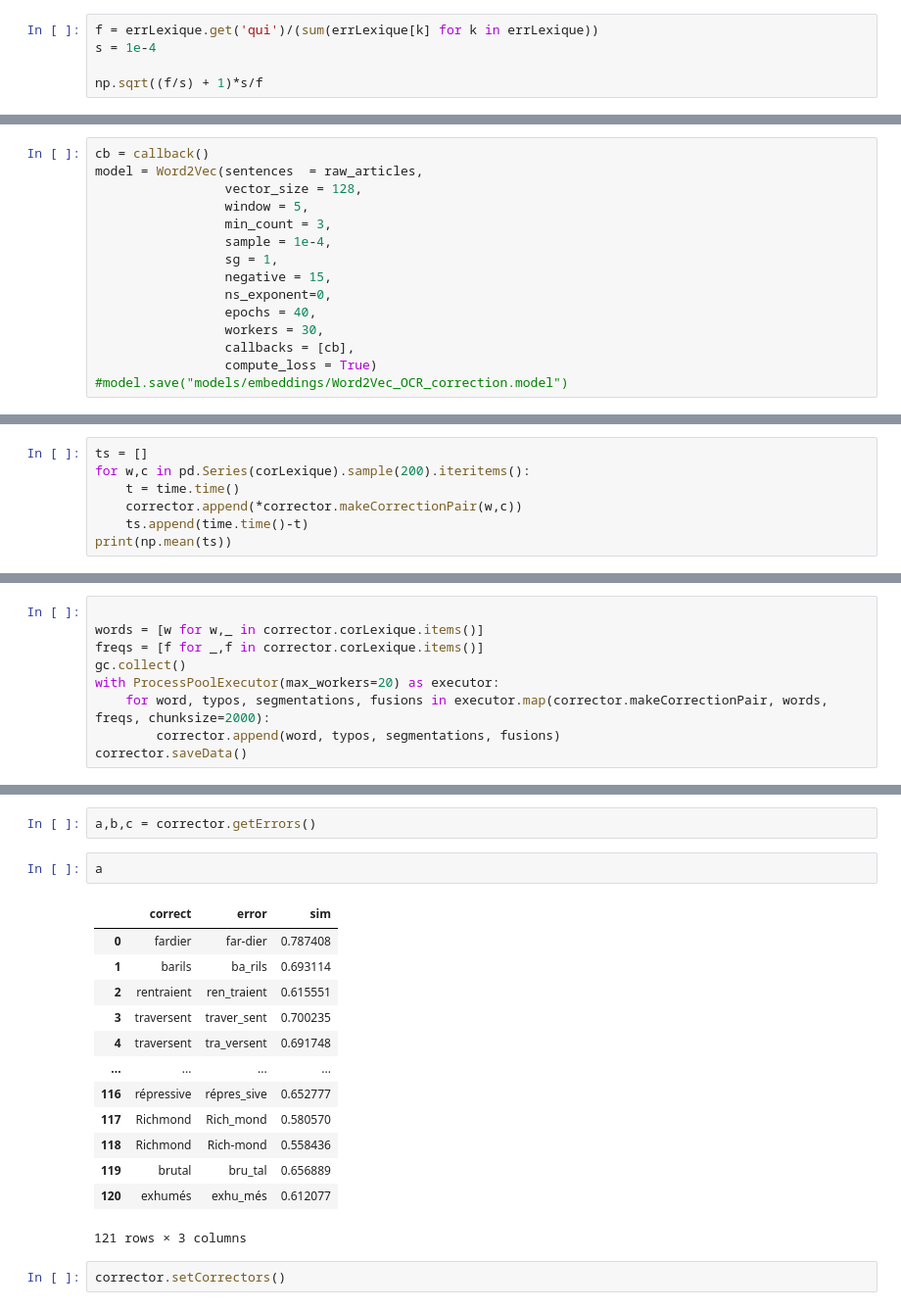
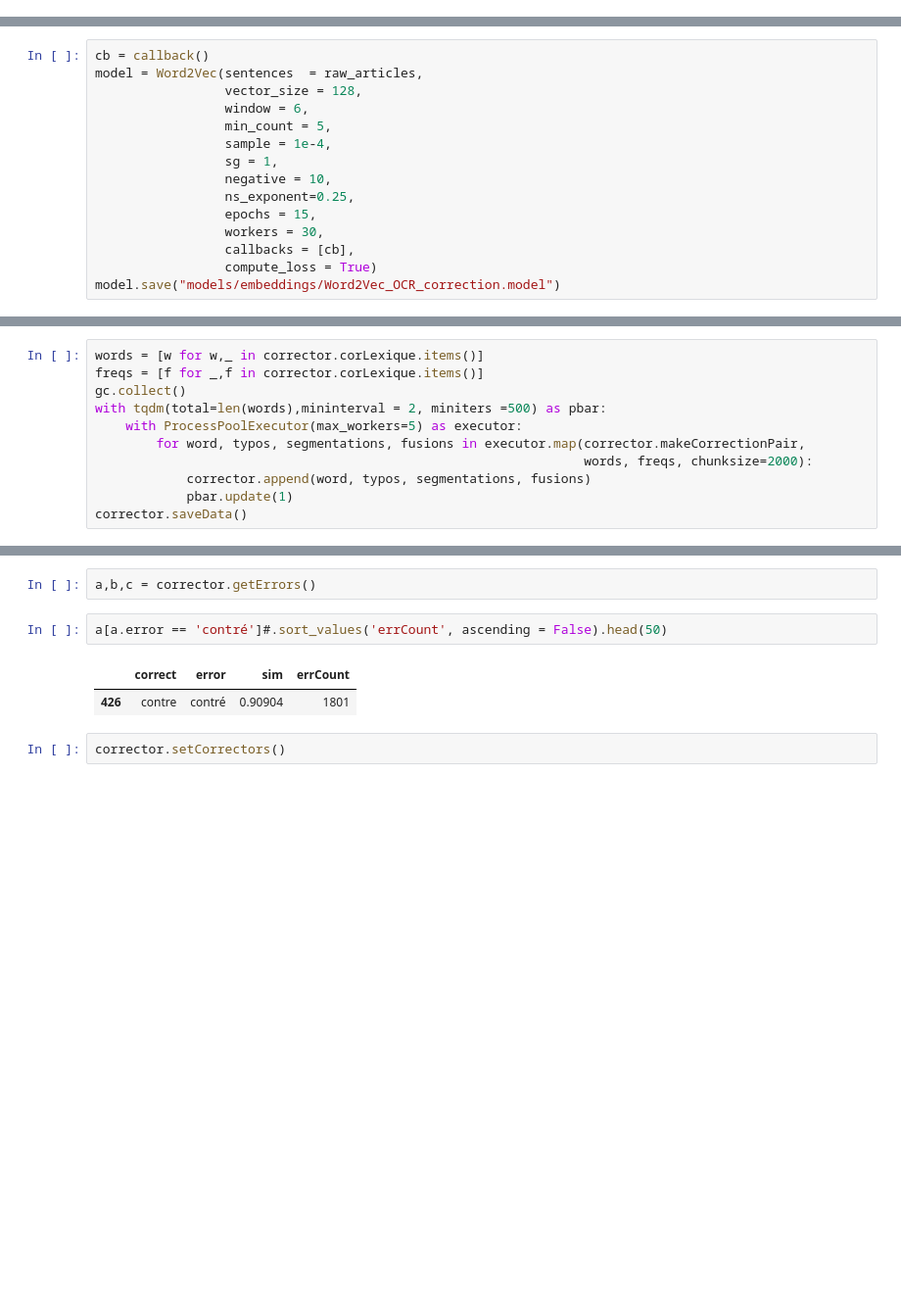
Before and after one commit to GuilhemSicard/Future-Anxiety, a Jupyter notebook: DataCleaning.ipynb, the cells around one changed output, grey strips where cells are left out. Shown at 98% size. Saved outputs shown, nothing was run; the diff lists cells and outputs as text; blank space fills up the shorter version.

```diff
--- a/DataCleaning.ipynb
+++ b/DataCleaning.ipynb
@@ -206,6 +347 @@ errLexique = errLexique.to_dict()
 #raw_articles = textDf.nGram.str.split().tolist()
-# %%
-f = errLexique.get('qui')/(sum(errLexique[k] for k in errLexique))
-s = 1e-4
-
-np.sqrt((f/s) + 1)*s/f
@@ -215,14 +349,14 @@ np.sqrt((f/s) + 1)*s/f
 cb = callback()
 model = Word2Vec(sentences  = raw_articles,
                  vector_size = 128,
-                 window = 5,
-                 min_count = 3,
+                 window = 6,
+                 min_count = 5,
                  sample = 1e-4,
                  sg = 1,
-                 negative = 15,
-                 ns_exponent=0,
-                 epochs = 40,
+                 negative = 10,
+                 ns_exponent=0.25,
+                 epochs = 15,
                  workers = 30,
                  callbacks = [cb],
                  compute_loss = True)
-#model.save("models/embeddings/Word2Vec_OCR_correction.model")
+model.save("models/embeddings/Word2Vec_OCR_correction.model")
@@ -518,7 +577,0 @@ corrector.makeCorrectionPair('produire',corLexique['produire'])
-# %%
-ts = []
-for w,c in pd.Series(corLexique).sample(200).iteritems():
-    t = time.time()
-    corrector.append(*corrector.makeCorrectionPair(w,c))
-    ts.append(time.time()-t)
-print(np.mean(ts))
@@ -527,11 +578,13 @@ print(np.mean(ts))
 # %%
 corrector = Corrector(model,corLexique,errLexique)
 # %%
-
 words = [w for w,_ in corrector.corLexique.items()]
 freqs = [f for _,f in corrector.corLexique.items()]
 gc.collect()
-with ProcessPoolExecutor(max_workers=20) as executor:
-    for word, typos, segmentations, fusions in executor.map(corrector.makeCorrectionPair, words, freqs, chunksize=2000):
-        corrector.append(word, typos, segmentations, fusions)
+with tqdm(total=len(words),mininterval = 2, miniters =500) as pbar:
+    with ProcessPoolExecutor(max_workers=5) as executor:
+        for word, typos, segmentations, fusions in executor.map(corrector.makeCorrectionPair,
+                                                                words, freqs, chunksize=2000):
+            corrector.append(word, typos, segmentations, fusions)
+            pbar.update(1)
 corrector.saveData()
@@ -538,21 +604,10 @@ corrector.saveData()
 # %%
 a,b,c = corrector.getErrors()
 # %%
-a
+a[a.error == 'contré']#.sort_values('errCount', ascending = False).head(50)
 # %% [output]
-|  | correct | error | sim |
-| 0 | fardier | far-dier | 0.787408 |
-| 1 | barils | ba_rils | 0.693114 |
-| 2 | rentraient | ren_traient | 0.615551 |
-| 3 | traversent | traver_sent | 0.700235 |
-| 4 | traversent | tra_versent | 0.691748 |
-| ... | ... | ... | ... |
-| 116 | répressive | répres_sive | 0.652777 |
-| 117 | Richmond | Rich_mond | 0.580570 |
-| 118 | Richmond | Rich-mond | 0.558436 |
-| 119 | brutal | bru_tal | 0.656889 |
-| 120 | exhumés | exhu_més | 0.612077 |
+|  | correct | error | sim | errCount |
+| 426 | contre | contré | 0.90904 | 1801 |
-121 rows × 3 columns
 # %%
 corrector.setCorrectors()
 # %%
```
Also changed, not shown: parts of 37 cells of this notebook, 1 other file.
